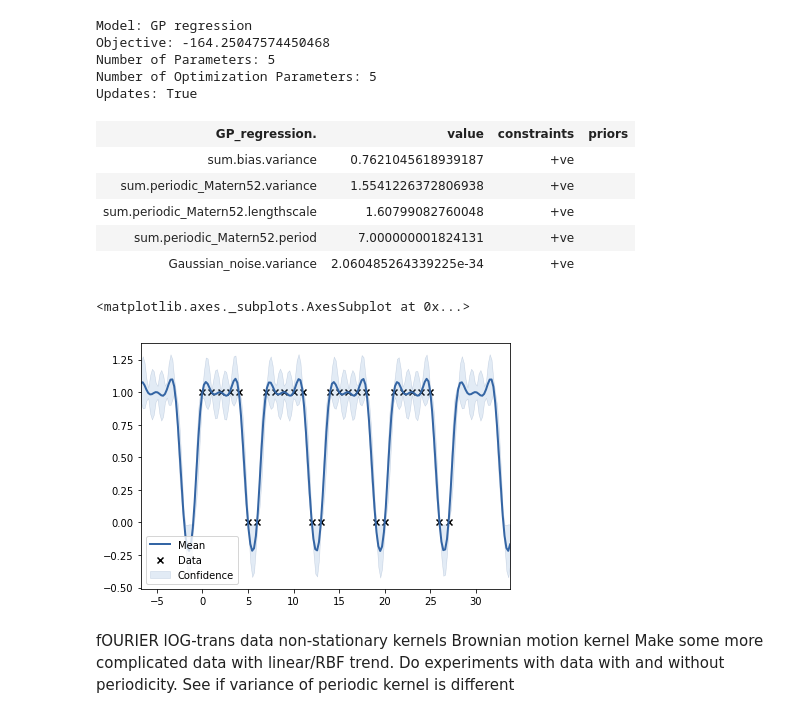
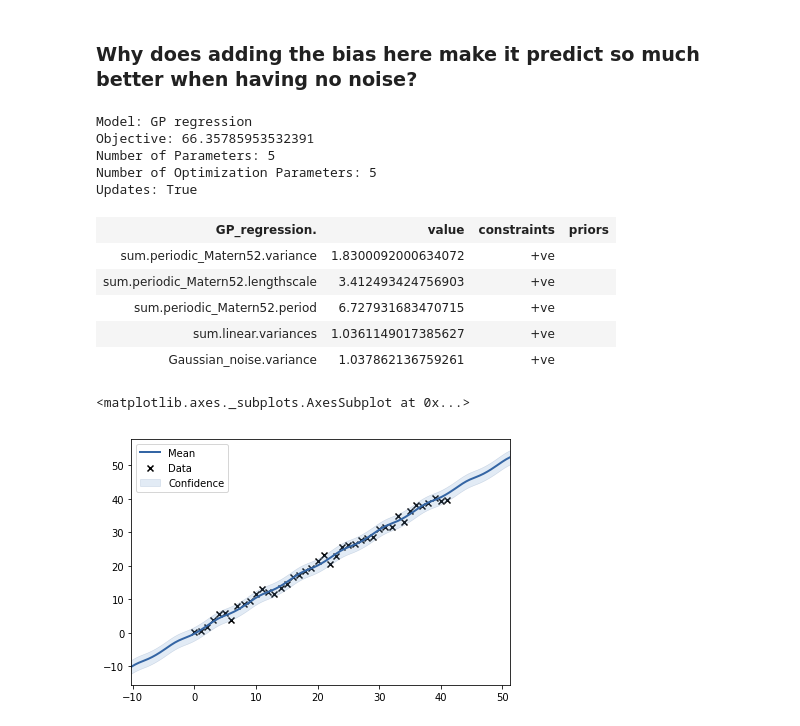
Before and after one commit to Tinkaa/Bitcoin_prediction, a Jupyter notebook: toydata.ipynb, the cells around one changed output. Saved outputs shown, nothing was run; the diff lists cells and outputs as text; code cells hidden in the pictures.

Commit message:
added linearity and noise

```diff
--- a/toydata.ipynb
+++ b/toydata.ipynb
@@ -16,6 +29,14 @@ from matplotlib import pyplot as plt
 # %%
-period = np.array([1, 1, 1, 1, 1, 0, 0]).reshape(-1, 1)
-Y = np.concatenate([period, period, period, period])#, period, period, period, period, period, period, period, period, period, period, period, period, period, period, period, period, period, period, period, period, period, period])
-rows, _ = Y.shape
-X = np.linspace(0, rows-1, rows).reshape(-1, 1)
-Y
+period = np.array([1, 1, 1, 1, 1, 0, 0])
+# Y = np.concatenate([period, period, period, period])#, period, period, period, period, period, period, period, period, period, period, period, period, period, period, period, period, period, period, period, period, period, period])
+# rows, _ = Y.shape
+reps=6
+Y=np.tile(period,reps)
+data_len=len(Y)
+Y=Y+np.linspace(0,len(Y)-1,data_len)
+noise = np.random.normal(0,1,data_len)
+Y=Y+noise
+Y_noperiod=(np.linspace(0,len(Y)-1,len(Y))+noise).reshape(-1,1)
+Y=Y.reshape(-1,1)
+X = np.linspace(0, data_len-1, data_len).reshape(-1, 1)
+#Y
@@ -40,30 +49,27 @@ array([[1],
+# %% [markdown]
+### Why does adding the bias here make it predict so much better when having no noise?
 # %%
 PERIODIC = GPy.kern.PeriodicExponential(input_dim=1, variance=1, lengthscale=3, period=7)
 MATERN = GPy.kern.PeriodicMatern52(input_dim=1, variance=1, lengthscale=3, period=7)
 BIAS = GPy.kern.Bias(input_dim=1, variance=2)
+LIN=GPy.kern.Linear(1)
 
-m = GPy.models.GPRegression(X, Y, BIAS+MATERN)
+m = GPy.models.GPRegression(X, Y, MATERN+LIN)
 m.optimize()
 display(m)
 
 m.plot()
 # %% [output]
 Model: GP regression
-Objective: -164.25047574450468
+Objective: 66.35785953532391
 Number of Parameters: 5
 Number of Optimization Parameters: 5
 Updates: True
 | GP_regression. | value | constraints | priors |
-| sum.bias.variance | 0.7621045618939187 | +ve |  |
-| sum.periodic_Matern52.variance | 1.5541226372806938 | +ve |  |
-| sum.periodic_Matern52.lengthscale | 1.60799082760048 | +ve |  |
-| sum.periodic_Matern52.period | 7.000000001824131 | +ve |  |
-| Gaussian_noise.variance | 2.060485264339225e-34 | +ve |  |
+| sum.periodic_Matern52.variance | 1.8300092000634072 | +ve |  |
+| sum.periodic_Matern52.lengthscale | 3.412493424756903 | +ve |  |
+| sum.periodic_Matern52.period | 6.727931683470715 | +ve |  |
+| sum.linear.variances | 1.0361149017385627 | +ve |  |
+| Gaussian_noise.variance | 1.037862136759261 | +ve |  |
 <matplotlib.axes._subplots.AxesSubplot at 0x...>
-[figure, old version]
+[figure, new version]
-# %% [markdown]
-fOURIER
-lOG-trans data
-non-stationary kernels
-Brownian motion kernel
-Make some more complicated data with linear/RBF trend. Do experiments with data with and without periodicity. See if variance of periodic kernel is different
```
Also changed, not shown: parts of 4 cells of this notebook.
